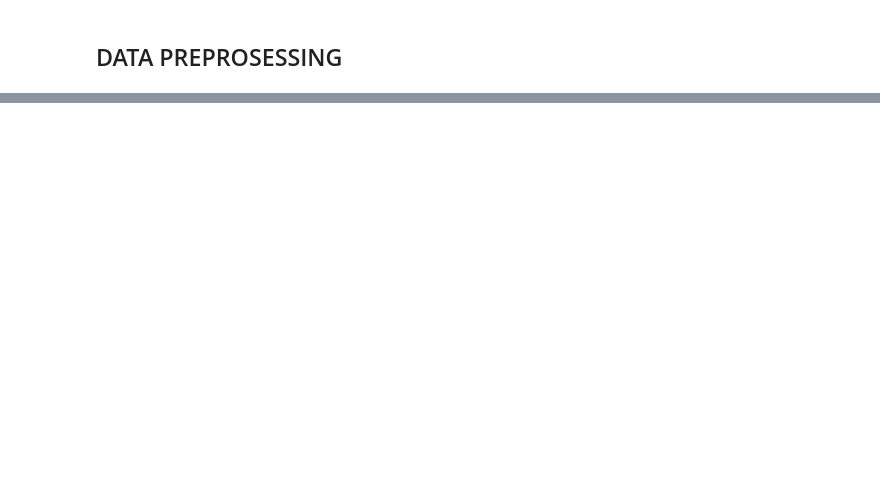
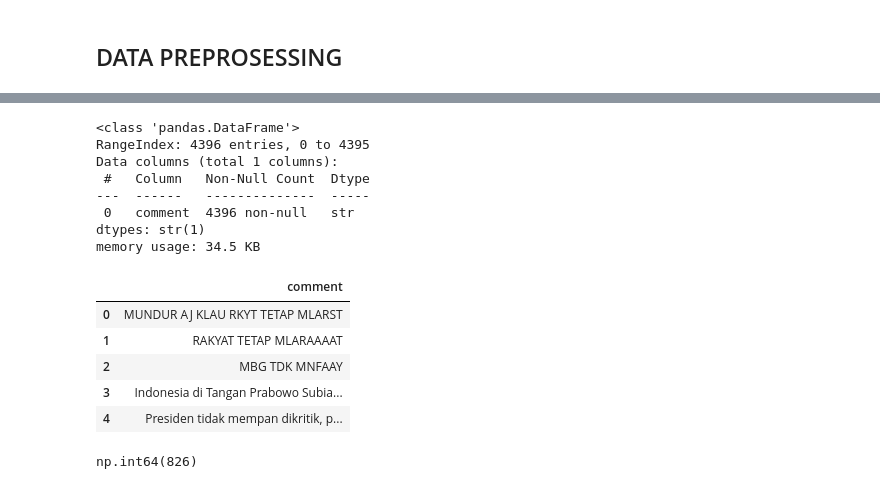
Before and after one commit to manshadrean/MD-analysis, a Jupyter notebook: analisis-sentimen.ipynb, the cells around one changed output, grey strips where cells are left out. Cells and saved outputs as stored; diff of their text form; code cells hidden in the pictures; blank space fills up the shorter version.

```diff
--- a/analisis-sentimen.ipynb
+++ b/analisis-sentimen.ipynb
@@ -145,0 +237,22 @@ data.head()
+# %%
+df.info()
+df.head()
+# %% [output]
+<class 'pandas.DataFrame'>
+RangeIndex: 4396 entries, 0 to 4395
+Data columns (total 1 columns):
+ #   Column   Non-Null Count  Dtype
+---  ------   --------------  -----
+ 0   comment  4396 non-null   str
+dtypes: str(1)
+memory usage: 34.5 KB
+|  | comment |
+| 0 | MUNDUR AJ KLAU RKYT TETAP MLARST |
+| 1 | RAKYAT TETAP MLARAAAAT |
+| 2 | MBG TDK MNFAAY |
+| 3 | Indonesia di Tangan Prabowo Subia... |
+| 4 | Presiden tidak mempan dikritik, p... |
+# %%
+df.duplicated().sum()
+# %% [output]
+np.int64(826)
```
Also changed, not shown: parts of 8 cells of this notebook, 1 other file.
